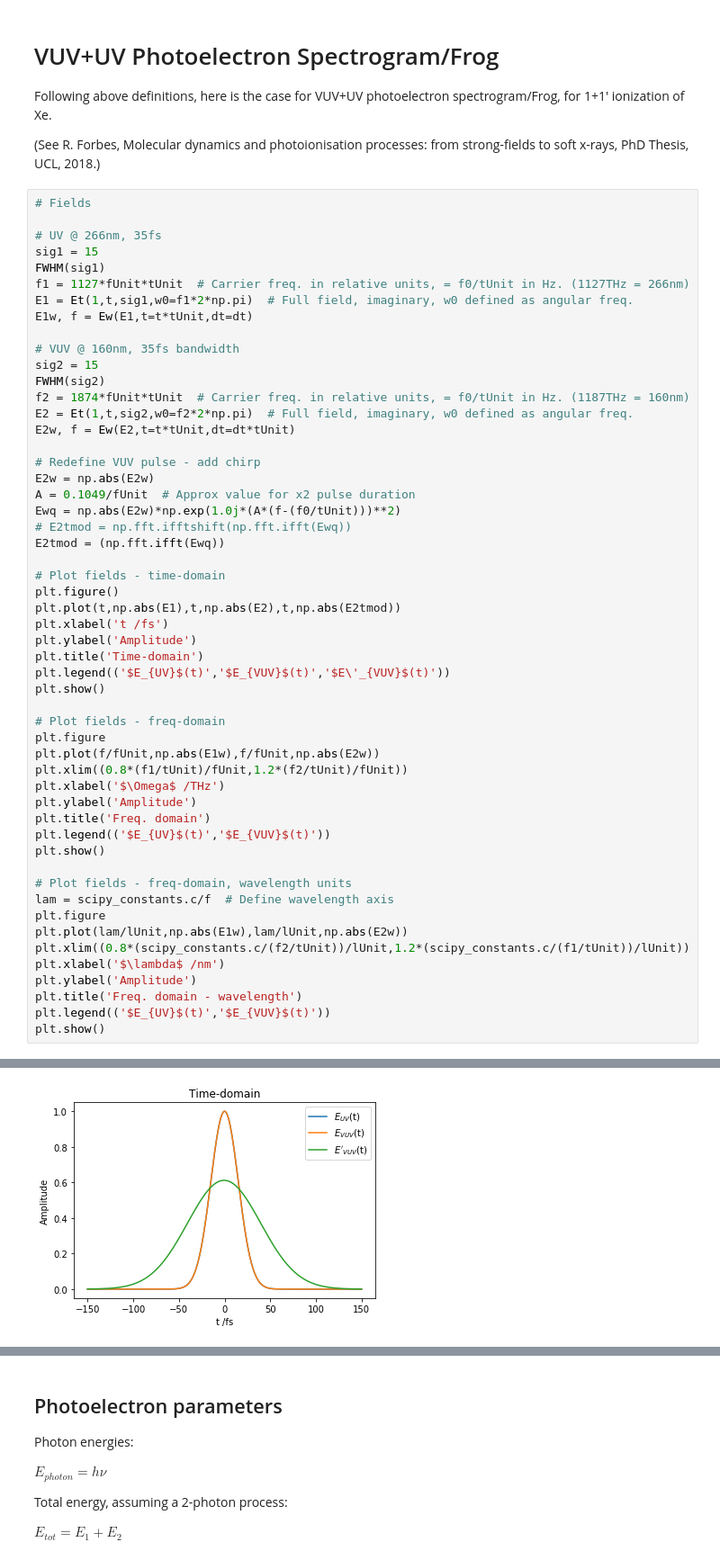
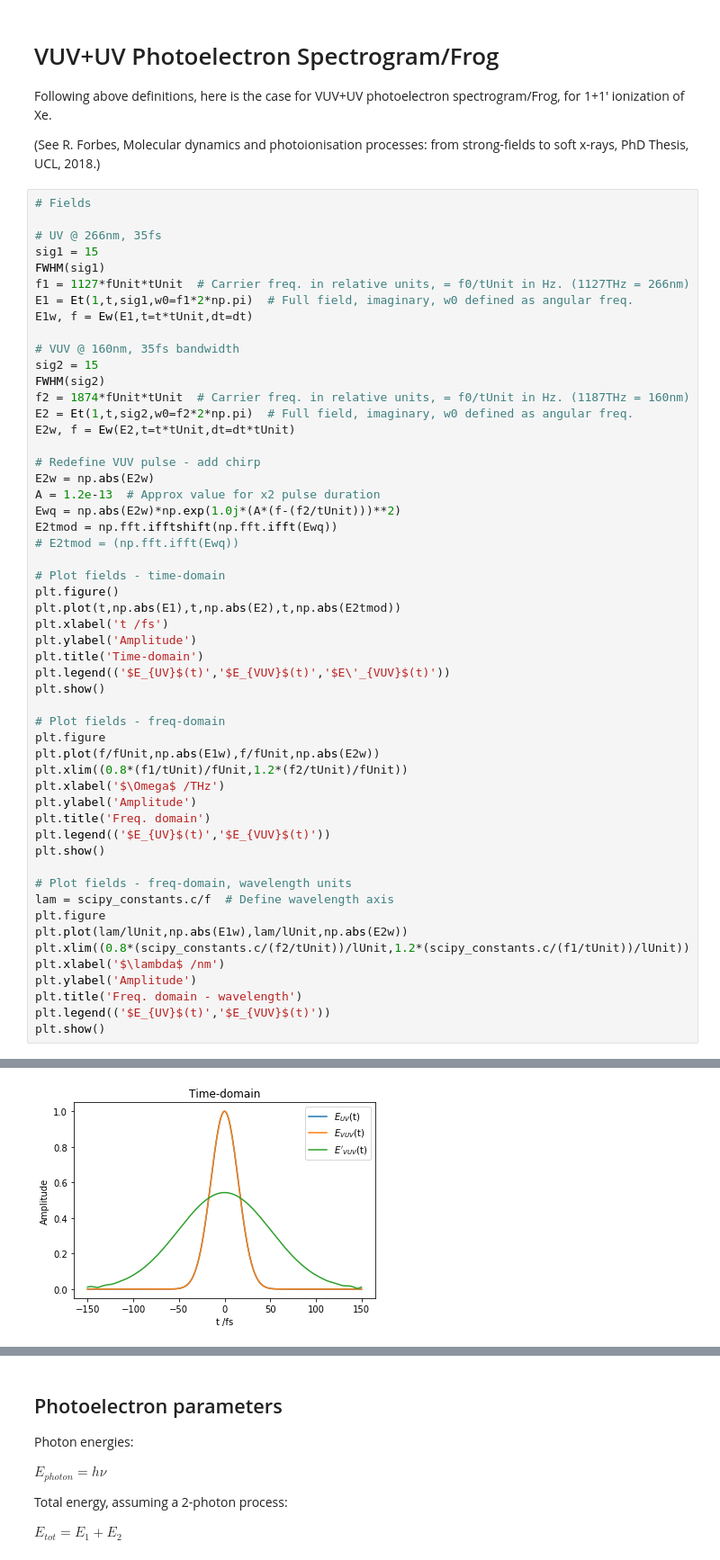
Before and after one commit to phockett/Quantum-Metrology-with-Photoelectrons, a Jupyter notebook: PulseMeasurements/PulseMeasurements_Frog.ipynb, the cells around one changed output, grey strips where cells are left out. Shown: that part at 90% size. Saved outputs shown, nothing was run; the diff lists cells and outputs as text.

```diff
--- a/PulseMeasurements/PulseMeasurements_Frog.ipynb
+++ b/PulseMeasurements/PulseMeasurements_Frog.ipynb
@@ -339,42 +339,42 @@ E2w, f = Ew(E2,t=t*tUnit,dt=dt*tUnit)
 
 # Redefine VUV pulse - add chirp
 E2w = np.abs(E2w)
-A = 0.1049/fUnit  # Approx value for x2 pulse duration
-Ewq = np.abs(E2w)*np.exp(1.0j*(A*(f-(f0/tUnit)))**2)
-# E2tmod = np.fft.ifftshift(np.fft.ifft(Ewq))
-E2tmod = (np.fft.ifft(Ewq))
+A = 1.2e-13  # Approx value for x2 pulse duration
+Ewq = np.abs(E2w)*np.exp(1.0j*(A*(f-(f2/tUnit)))**2)
+E2tmod = np.fft.ifftshift(np.fft.ifft(Ewq))
+# E2tmod = (np.fft.ifft(Ewq))
 
 # Plot fields - time-domain
 plt.figure()
 plt.plot(t,np.abs(E1),t,np.abs(E2),t,np.abs(E2tmod))
 plt.xlabel('t /fs')
 plt.ylabel('Amplitude')
 plt.title('Time-domain')
 plt.legend(('$E_{UV}$(t)','$E_{VUV}$(t)','$E\'_{VUV}$(t)'))
 plt.show()
 
 # Plot fields - freq-domain
 plt.figure
 plt.plot(f/fUnit,np.abs(E1w),f/fUnit,np.abs(E2w))
 plt.xlim((0.8*(f1/tUnit)/fUnit,1.2*(f2/tUnit)/fUnit))
 plt.xlabel('$\Omega$ /THz')
 plt.ylabel('Amplitude')
 plt.title('Freq. domain')
 plt.legend(('$E_{UV}$(t)','$E_{VUV}$(t)'))
 plt.show()
 
 # Plot fields - freq-domain, wavelength units
 lam = scipy_constants.c/f  # Define wavelength axis
 plt.figure
 plt.plot(lam/lUnit,np.abs(E1w),lam/lUnit,np.abs(E2w))
 plt.xlim((0.8*(scipy_constants.c/(f2/tUnit))/lUnit,1.2*(scipy_constants.c/(f1/tUnit))/lUnit))
 plt.xlabel('$\lambda$ /nm')
 plt.ylabel('Amplitude')
 plt.title('Freq. domain - wavelength')
 plt.legend(('$E_{UV}$(t)','$E_{VUV}$(t)'))
 plt.show()
 # %% [output]
 For sigma=15: FWHM=35.322, spectral width (transform limit, normalised units)=0.029
 For sigma=15: FWHM=35.322, spectral width (transform limit, normalised units)=0.029
-[figure, old version]
+[figure, new version]
 [figure]
```
Also changed, not shown: parts of 1 cell of this notebook.
